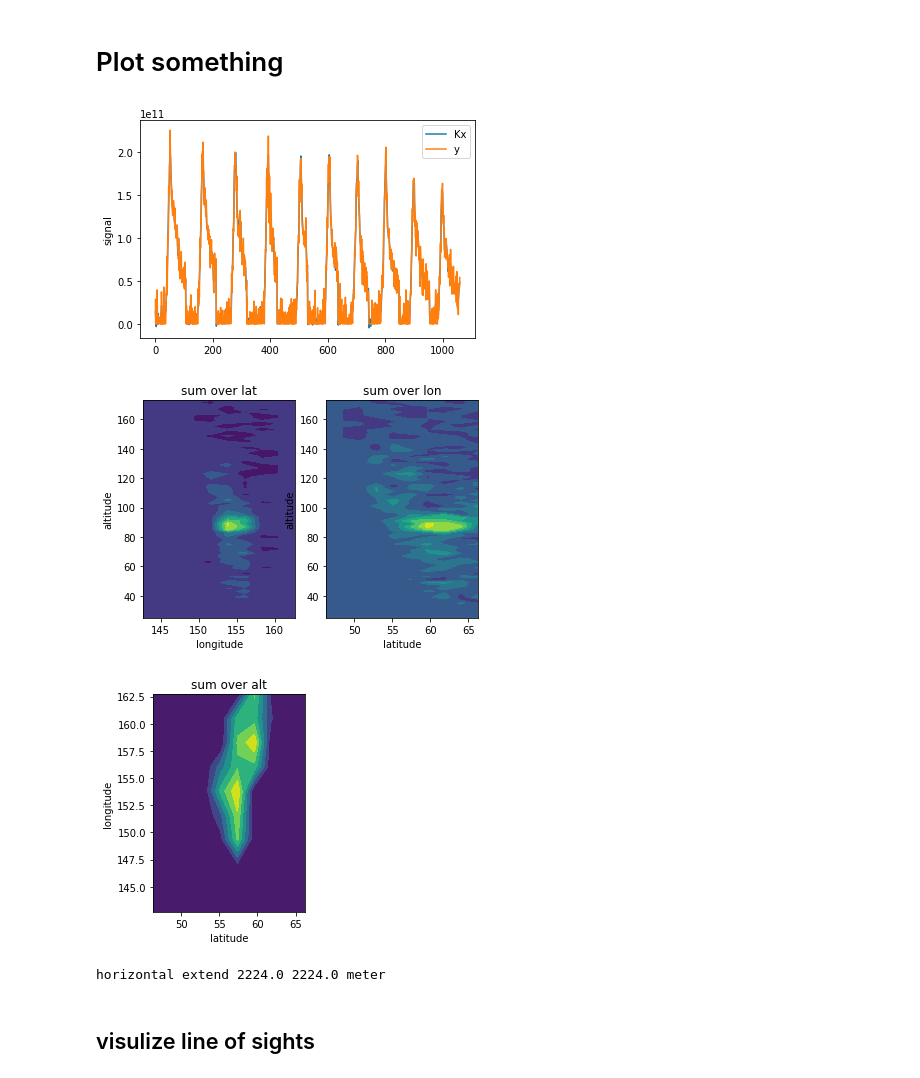
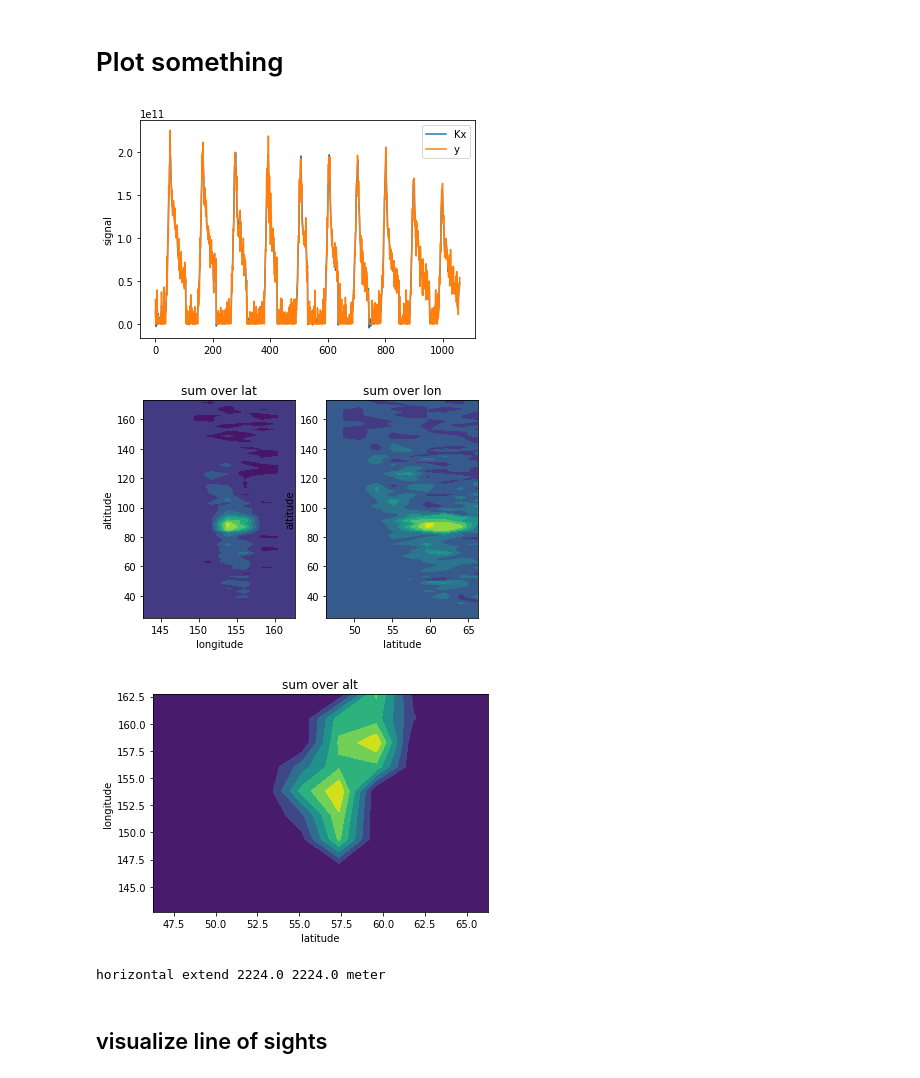
Before and after one commit to Anqi-Li/iris, a Jupyter notebook: notebooks/IRIS Tomography.ipynb, the cells around one changed output. Cells and saved outputs as stored; diff of their text form; code cells hidden in the pictures.

Commit message:
added some plotting

```diff
--- a/notebooks/IRIS Tomography.ipynb
+++ b/notebooks/IRIS Tomography.ipynb
@@ -155,35 +151,35 @@ plt.ylabel('signal')
 plt.legend()
 plt.show()
 
 #====contour plot
 plt.figure()
 
 plt.subplot(121)
 plt.contourf(edges_lon, edges_alt*1e-3, result.sum(axis=0).T)
 plt.xlabel('longitude')
 plt.ylabel('altitude')
 plt.title('sum over lat')
 
 plt.subplot(122)
 plt.contourf(edges_lat, edges_alt*1e-3, result.sum(axis=1).T)
 plt.xlabel('latitude')
 plt.ylabel('altitude')
 plt.title('sum over lon')
 
 plt.show()
 
 plt.figure()
-plt.subplot(122)
+#plt.subplot(121)
 plt.contourf(edges_lat, edges_lon, result.sum(axis=2))
 plt.xlabel('latitude')
 plt.ylabel('longitude')
 plt.title('sum over alt')
 
 plt.show()
 # %% [output]
 [figure]
 [figure]
-[figure, old version]
+[figure, new version]
 # %%
 R = 6370e3
 flat_lat, flat_lon = edges_lat/180*np.pi*R*1e-3, edges_lon/180*np.pi*R*1e-3
@@ -191,7 +187,7 @@ print('horizontal extend',round(flat_lat[-1]-flat_lat[0]), round(flat_lon[-1]-fl
 # %% [output]
 horizontal extend 2224.0 2224.0 meter
 # %% [markdown]
-## visulize line of sights
+## visualize line of sights
 # %%
 from geometry_functions import los_points, ecef2lla
 dl = 3e3 #fixed distance between all points
```
Also changed, not shown: parts of 9 cells of this notebook.
